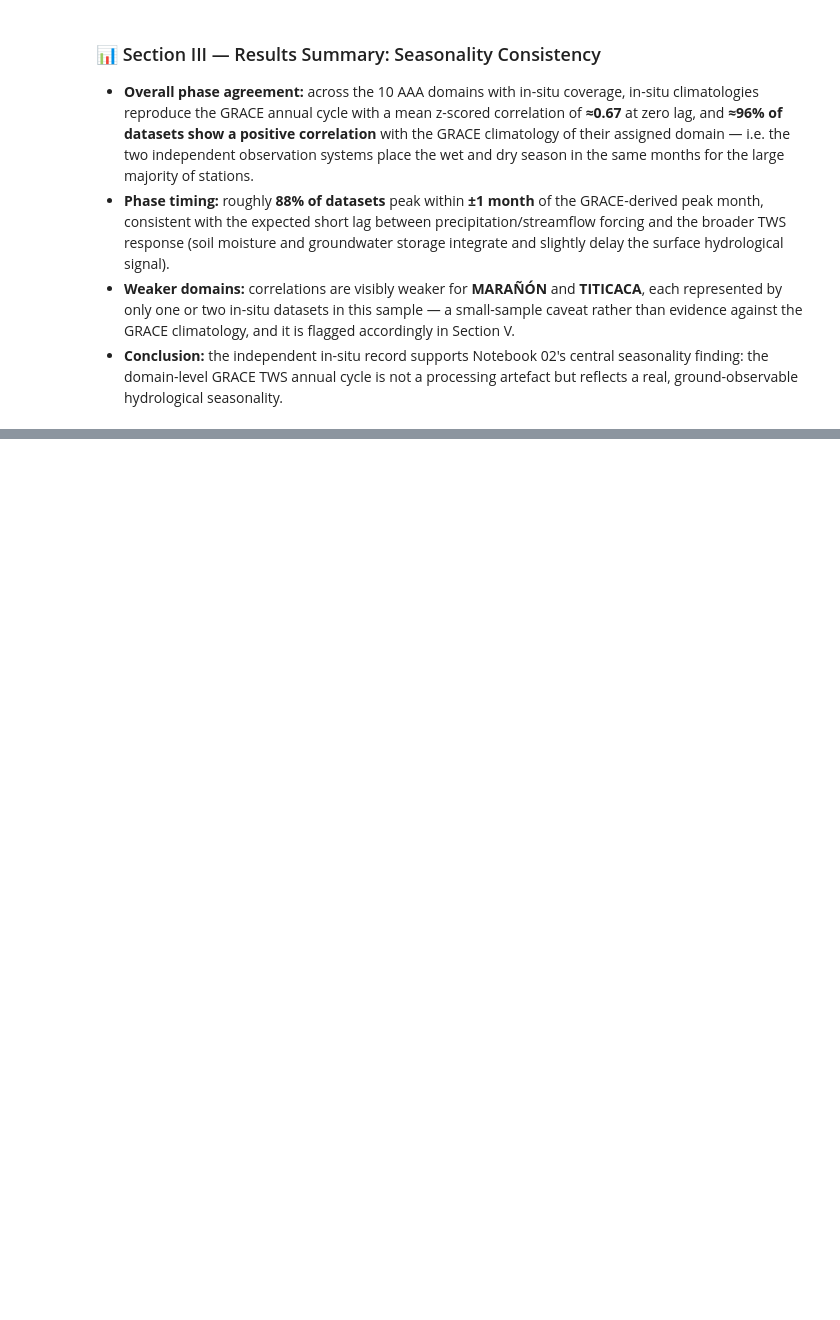
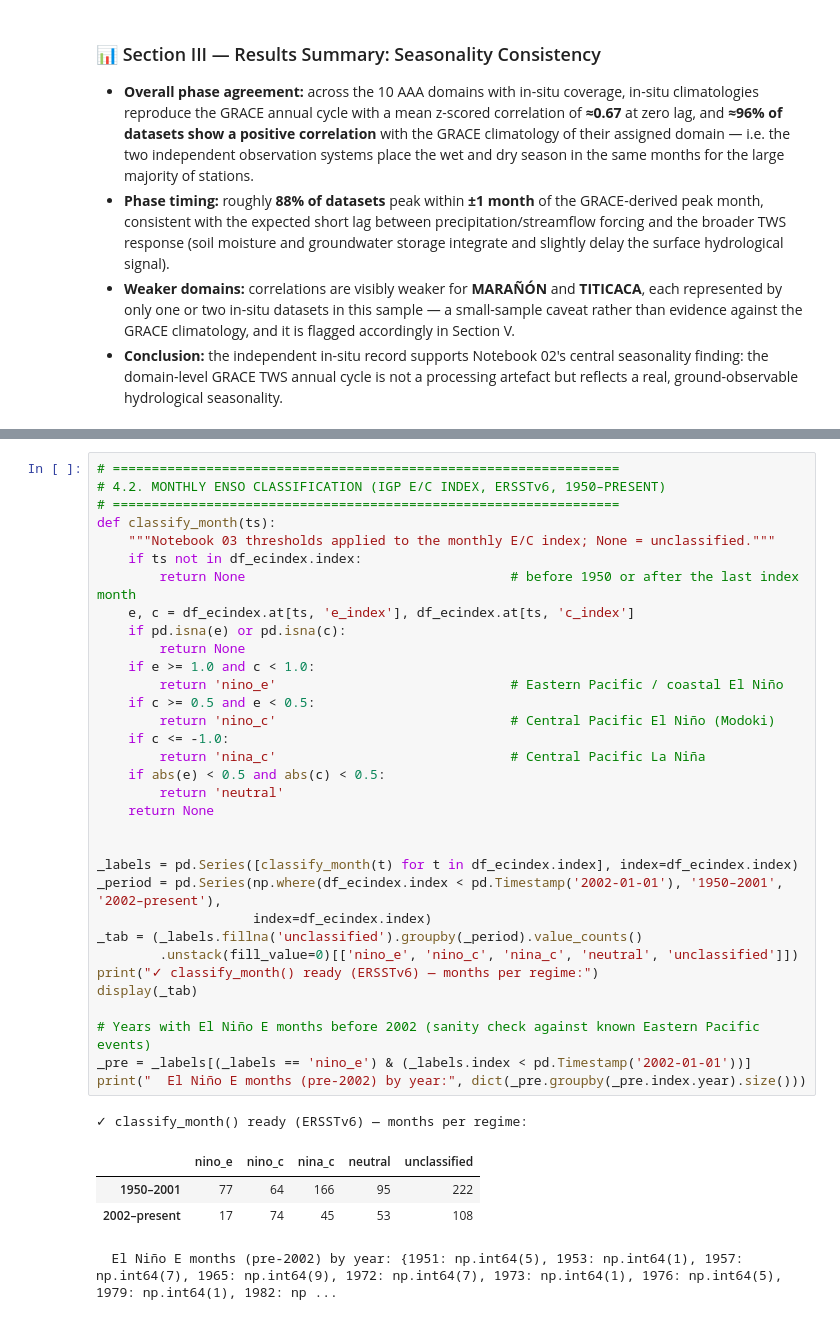
Before and after one commit to jnolorbe/hydrology-peru, a Jupyter notebook: notebooks/04_insitu_validation_seasonality_and_enso_dipole.ipynb, the cells around one changed output, grey strips where cells are left out. Cells and saved outputs as stored; diff of their text form; blank space fills up the shorter version.

```diff
--- a/notebooks/04_insitu_validation_seasonality_and_enso_dipole.ipynb
+++ b/notebooks/04_insitu_validation_seasonality_and_enso_dipole.ipynb
@@ -662,3 +743,42 @@ print("✓ classify_month() ready — real E/C index where available, documented
+# %%
+# =================================================================
+# 4.2. MONTHLY ENSO CLASSIFICATION (IGP E/C INDEX, ERSSTv6, 1950–PRESENT)
+# =================================================================
+def classify_month(ts):
+    """Notebook 03 thresholds applied to the monthly E/C index; None = unclassified."""
+    if ts not in df_ecindex.index:
+        return None                                  # before 1950 or after the last index month
+    e, c = df_ecindex.at[ts, 'e_index'], df_ecindex.at[ts, 'c_index']
+    if pd.isna(e) or pd.isna(c):
+        return None
+    if e >= 1.0 and c < 1.0:
+        return 'nino_e'                              # Eastern Pacific / coastal El Niño
+    if c >= 0.5 and e < 0.5:
+        return 'nino_c'                              # Central Pacific El Niño (Modoki)
+    if c <= -1.0:
+        return 'nina_c'                              # Central Pacific La Niña
+    if abs(e) < 0.5 and abs(c) < 0.5:
+        return 'neutral'
+    return None
+
+
+_labels = pd.Series([classify_month(t) for t in df_ecindex.index], index=df_ecindex.index)
+_period = pd.Series(np.where(df_ecindex.index < pd.Timestamp('2002-01-01'), '1950–2001', '2002–present'),
+                    index=df_ecindex.index)
+_tab = (_labels.fillna('unclassified').groupby(_period).value_counts()
+        .unstack(fill_value=0)[['nino_e', 'nino_c', 'nina_c', 'neutral', 'unclassified']])
+print("✓ classify_month() ready (ERSSTv6) — months per regime:")
+display(_tab)
+
+# Years with El Niño E months before 2002 (sanity check against known Eastern Pacific events)
+_pre = _labels[(_labels == 'nino_e') & (_labels.index < pd.Timestamp('2002-01-01'))]
+print("  El Niño E months (pre-2002) by year:", dict(_pre.groupby(_pre.index.year).size()))
+# %% [output]
+✓ classify_month() ready (ERSSTv6) — months per regime:
+|  | nino_e | nino_c | nina_c | neutral | unclassified |
+| 1950–2001 | 77 | 64 | 166 | 95 | 222 |
+| 2002–present | 17 | 74 | 45 | 53 | 108 |
+  El Niño E months (pre-2002) by year: {1951: np.int64(5), 1953: np.int64(1), 1957: np.int64(7), 1965: np.int64(9), 1972: np.int64(7), 1973: np.int64(1), 1976: np.int64(5), 1979: np.int64(1), 1982: np ...
 # %%
 # =================================================================
 # 4.3. IN-SITU ENSO COMPOSITE (PER FILE, REAL-DATE SERIES ONLY)
```
Also changed, not shown: parts of 18 cells of this notebook, 3 other files.
